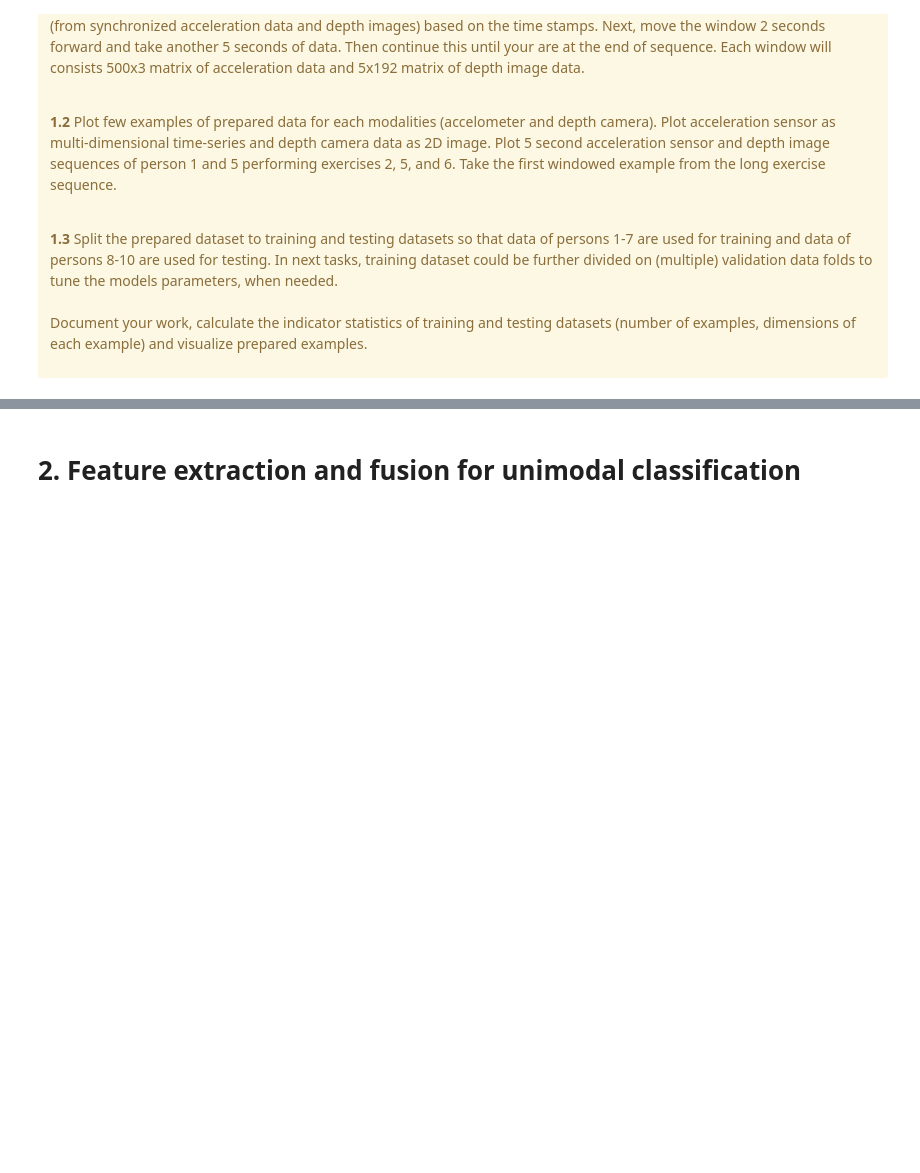
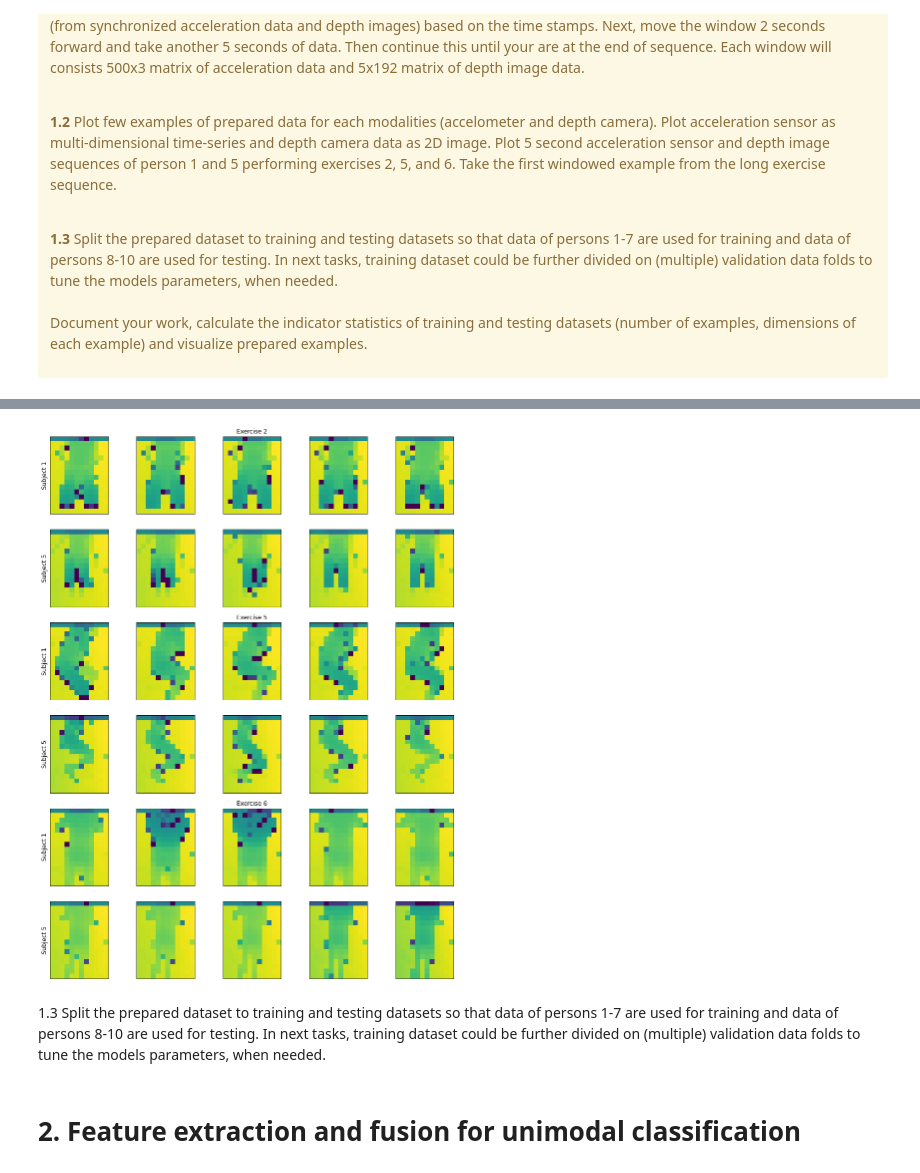
Before and after one commit to loerssoni/datafusion_project, a Jupyter notebook: project-work-MEx-classification.ipynb, the cells around one changed output, grey strips where cells are left out. Drawn from its saved outputs; the diff is of its cells as text; code cells hidden in the pictures; blank space fills up the shorter version.

```diff
--- a/project-work-MEx-classification.ipynb
+++ b/project-work-MEx-classification.ipynb
@@ -118,0 +180,23 @@ for fol in folders:
+# %%
+fig, ax = plt.subplots(6,5, figsize=(15,20))
+imgs = 5
+for j, i in enumerate([2,5,6]):
+    images = depthData.loc[depthData.tsId == f'1_{i}_000000',range(1,193)].values
+    for im_n in range(imgs):
+        image = images[im_n,:].reshape(12,16).T
+        ax[j*2,im_n].imshow(image)
+        ax[j*2,im_n].set_xticks([])
+        ax[j*2,im_n].set_yticks([])
+    ax[j*2,0].set_ylabel('Subject 1', size='large')
+    images = depthData.loc[depthData.tsId == f'5_{i}_000000',range(1,193)].values
+    for im_n in range(imgs):
+        image = images[im_n,:].reshape(12,16).T
+        ax[j*2+1,im_n].imshow(image)
+        ax[j*2+1,im_n].set_xticks([])
+        ax[j*2+1,im_n].set_yticks([])
+    ax[j*2+1,0].set_ylabel('Subject 5', size='large')
+    ax[j*2, 2].set_title(f'Exercise {i}')
+# %% [output]
+[figure, added]
+# %% [markdown]
+1.3 Split the prepared dataset to training and testing datasets so that data of persons 1-7 are used for training and data of persons 8-10 are used for testing. In next tasks, training dataset could be further divided on (multiple) validation data folds to tune the models parameters, when needed.
```
Also changed, not shown: parts of 32 cells of this notebook.
